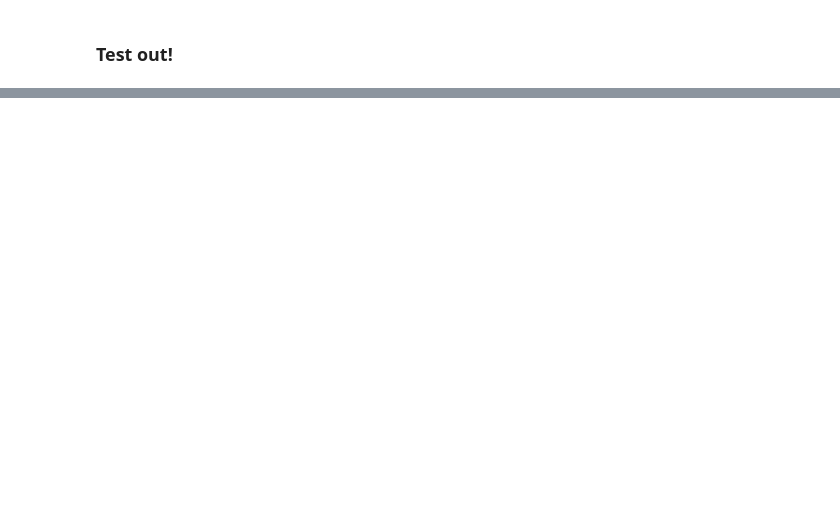
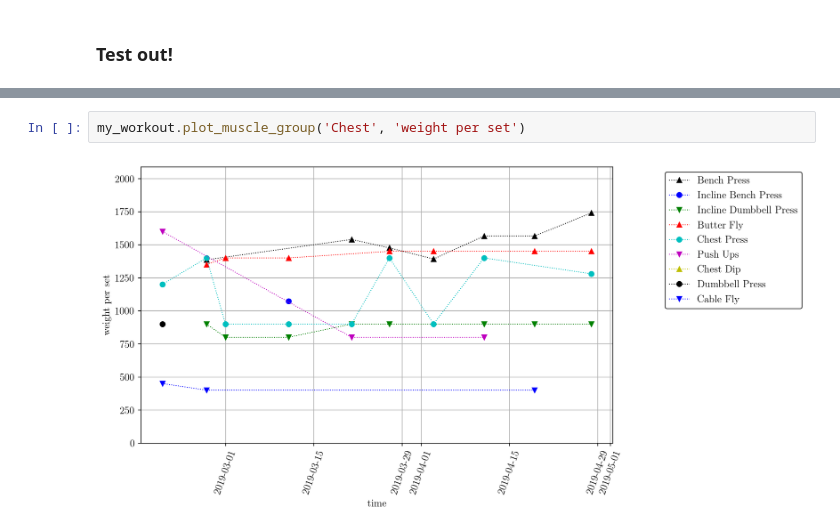
Before and after one commit to HanSunUCLA/My_Workout, a Jupyter notebook: my_workout.ipynb, the cells around one changed output, grey strips where cells are left out. Drawn from its saved outputs; the diff is of its cells as text; blank space fills up the shorter version.

```diff
--- a/my_workout.ipynb
+++ b/my_workout.ipynb
@@ -136,0 +144,4 @@ my_workout.plot_muscle_group('Chest', 'number of rep')
+# %%
+my_workout.plot_muscle_group('Chest', 'weight per set')
+# %% [output]
+[figure, added]
```
Also changed, not shown: parts of 6 cells of this notebook, 1 other file.
